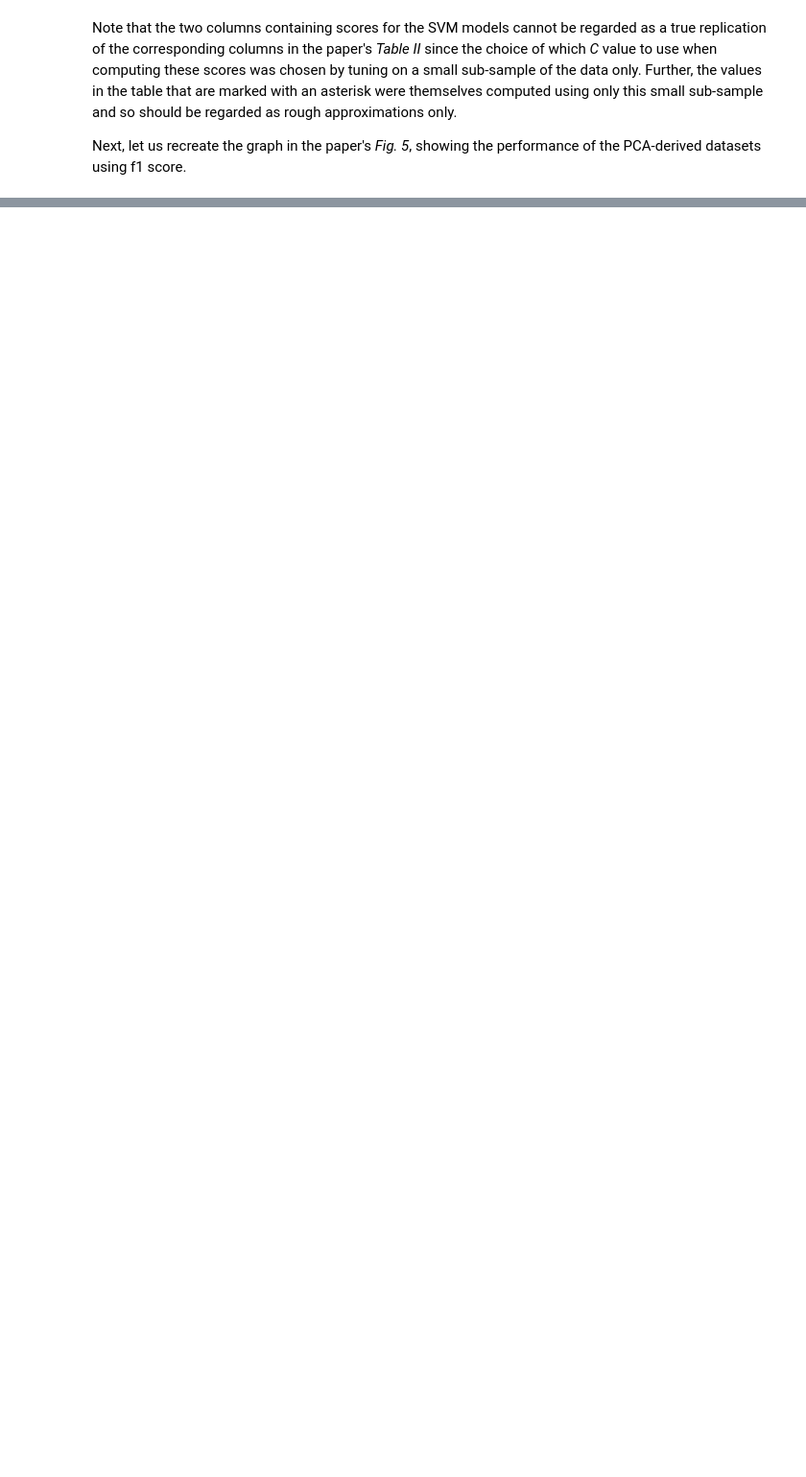
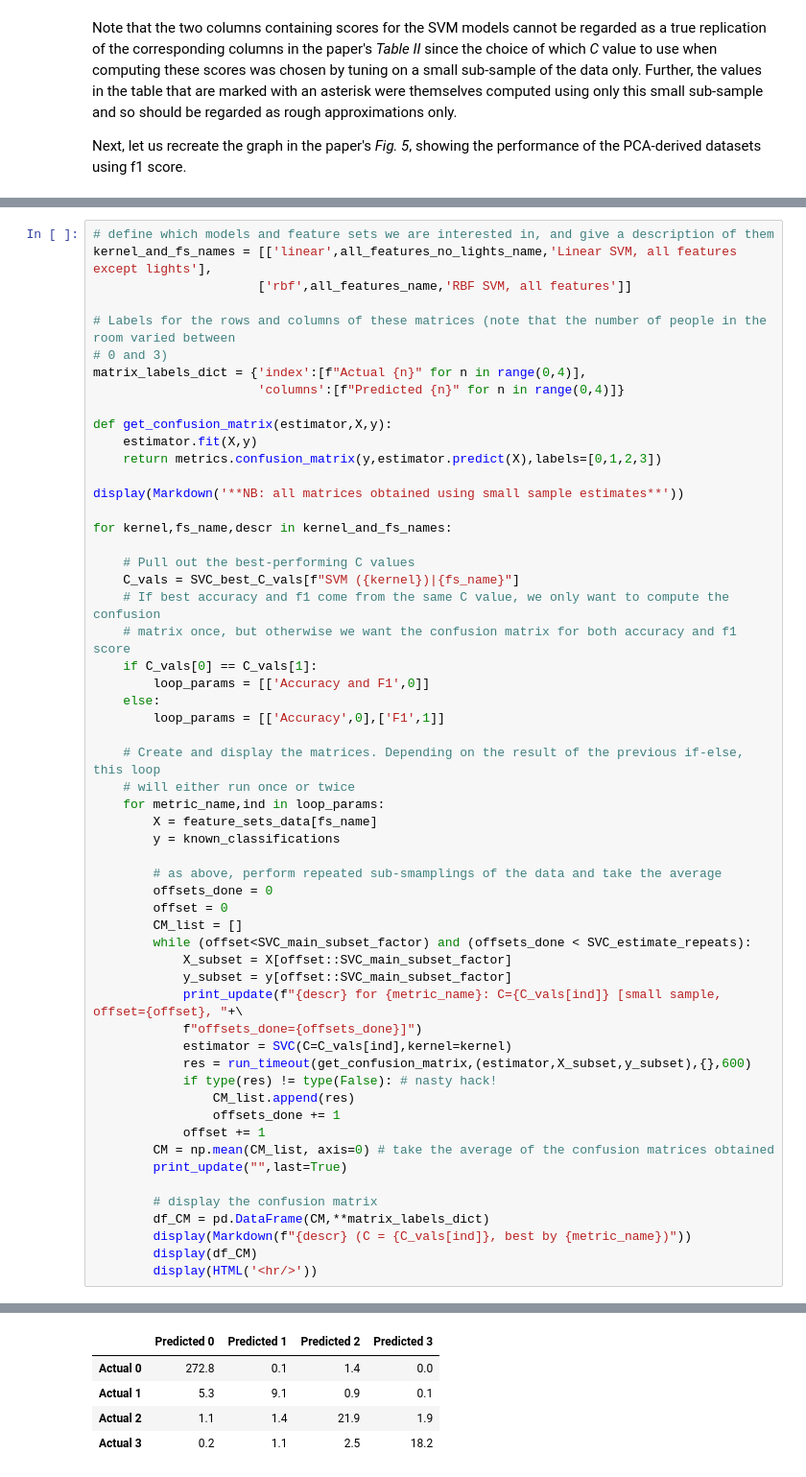
Before and after one commit to reubengreen73/machine-learning, a Jupyter notebook: Room Occupancy/room occupancy replication.ipynb, the cells around one changed output, grey strips where cells are left out. Shown at 96% size. Cells and saved outputs as stored; diff of their text form; blank space fills up the shorter version.

Commit message:
added confusion matrix code to Room Occupancy

```diff
--- a/Room Occupancy/room occupancy replication.ipynb
+++ b/Room Occupancy/room occupancy replication.ipynb
@@ -397,0 +409,57 @@ As above, I have marked the SVM plots with an asterisk to show that they are not
+# %%
+# define which models and feature sets we are interested in, and give a description of them
+kernel_and_fs_names = [['linear',all_features_no_lights_name,'Linear SVM, all features except lights'],
+                      ['rbf',all_features_name,'RBF SVM, all features']]
+
+# Labels for the rows and columns of these matrices (note that the number of people in the room varied between
+# 0 and 3)
+matrix_labels_dict = {'index':[f"Actual {n}" for n in range(0,4)],
+                      'columns':[f"Predicted {n}" for n in range(0,4)]}
+
+def get_confusion_matrix(estimator,X,y):
+    estimator.fit(X,y)
+    return metrics.confusion_matrix(y,estimator.predict(X),labels=[0,1,2,3])
+
+display(Markdown('**NB: all matrices obtained using small sample estimates**'))
+
+for kernel,fs_name,descr in kernel_and_fs_names:
+
+    # Pull out the best-performing C values
+    C_vals = SVC_best_C_vals[f"SVM ({kernel})|{fs_name}"]
+    # If best accuracy and f1 come from the same C value, we only want to compute the confusion
+    # matrix once, but otherwise we want the confusion matrix for both accuracy and f1 score
+    if C_vals[0] == C_vals[1]:
+        loop_params = [['Accuracy and F1',0]]
+    else:
+        loop_params = [['Accuracy',0],['F1',1]]
+
+    # Create and display the matrices. Depending on the result of the previous if-else, this loop
+    # will either run once or twice
+    for metric_name,ind in loop_params:
+        X = feature_sets_data[fs_name]
+        y = known_classifications
+
+        # as above, perform repeated sub-smamplings of the data and take the average
+        offsets_done = 0
+        offset = 0
+        CM_list = []
+        while (offset<SVC_main_subset_factor) and (offsets_done < SVC_estimate_repeats):
+            X_subset = X[offset::SVC_main_subset_factor]
+            y_subset = y[offset::SVC_main_subset_factor]
+            print_update(f"{descr} for {metric_name}: C={C_vals[ind]} [small sample, offset={offset}, "+\
+            f"offsets_done={offsets_done}]")
+            estimator = SVC(C=C_vals[ind],kernel=kernel)
+            res = run_timeout(get_confusion_matrix,(estimator,X_subset,y_subset),{},600)
+            if type(res) != type(False): # nasty hack!
+                CM_list.append(res)
+                offsets_done += 1
+            offset += 1
+        CM = np.mean(CM_list, axis=0) # take the average of the confusion matrices obtained
+        print_update("",last=True)
+
+        # display the confusion matrix
+        df_CM = pd.DataFrame(CM,**matrix_labels_dict)
+        display(Markdown(f"{descr} (C = {C_vals[ind]}, best by {metric_name})"))
+        display(df_CM)
+        display(HTML('<hr/>'))
+# %% [output]
@@ -397,0 +468,5 @@ As above, I have marked the SVM plots with an asterisk to show that they are not
+|  | Predicted 0 | Predicted 1 | Predicted 2 | Predicted 3 |
+| Actual 0 | 272.8 | 0.1 | 1.4 | 0.0 |
+| Actual 1 | 5.3 | 9.1 | 0.9 | 0.1 |
+| Actual 2 | 1.1 | 1.4 | 21.9 | 1.9 |
+| Actual 3 | 0.2 | 1.1 | 2.5 | 18.2 |
```
Also changed, not shown: parts of 5 cells of this notebook.
